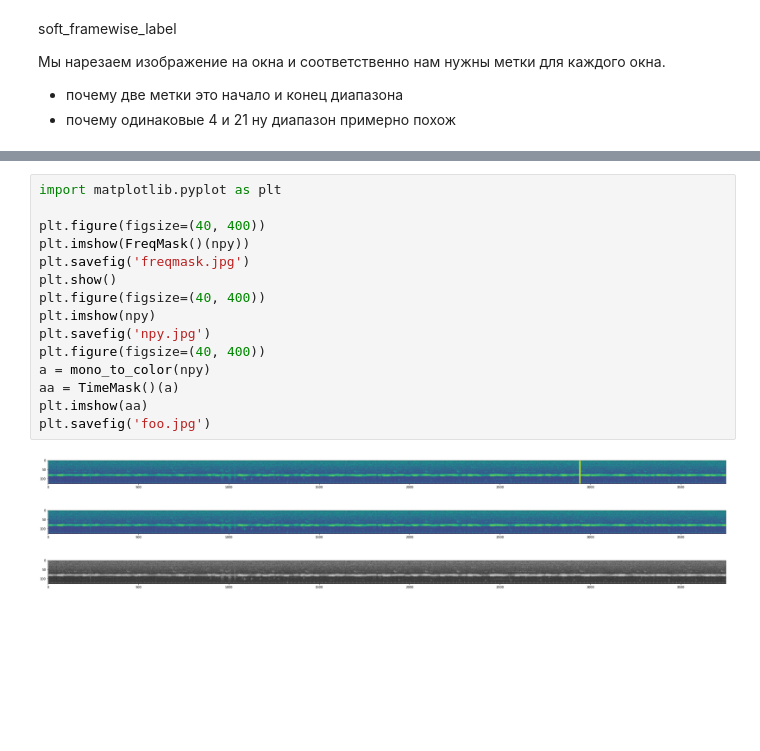
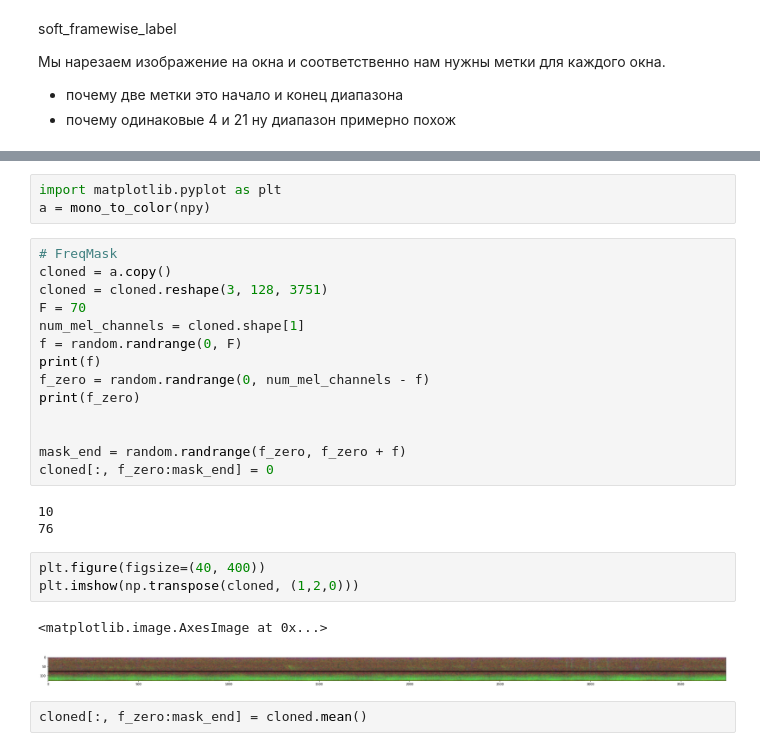
Before and after one commit to beifa/Pseudo-SED, a Jupyter notebook: bye_dump.ipynb, the cells around one changed output, grey strips where cells are left out. Drawn from its saved outputs; the diff is of its cells as text; blank space fills up the shorter version.

Commit message:
freq and time mask

```diff
--- a/bye_dump.ipynb
+++ b/bye_dump.ipynb
@@ -637,22 +637,31 @@ class FreqMask:
             else: cloned[:, f_zero:mask_end] = cloned.mean()
 
         return cloned
-# %%
-import matplotlib.pyplot as plt
-
-plt.figure(figsize=(40, 400))
-plt.imshow(FreqMask()(npy))
-plt.savefig('freqmask.jpg')
-plt.show()
-plt.figure(figsize=(40, 400))
-plt.imshow(npy)
-plt.savefig('npy.jpg')
-plt.figure(figsize=(40, 400))
-a = mono_to_color(npy)
-aa = TimeMask()(a)
-plt.imshow(aa)
-plt.savefig('foo.jpg')
-# %% [output]
-[figure, removed]
-[figure, removed]
-[figure, removed]
+# %%
+import matplotlib.pyplot as plt
+a = mono_to_color(npy)
+# %%
+# FreqMask
+cloned = a.copy()
+cloned = cloned.reshape(3, 128, 3751)
+F = 70
+num_mel_channels = cloned.shape[1]
+f = random.randrange(0, F)
+print(f)
+f_zero = random.randrange(0, num_mel_channels - f)
+print(f_zero)
+
+
+mask_end = random.randrange(f_zero, f_zero + f)
+cloned[:, f_zero:mask_end] = 0
+# %% [output]
+10
+76
+# %%
+plt.figure(figsize=(40, 400))
+plt.imshow(np.transpose(cloned, (1,2,0)))
+# %% [output]
+<matplotlib.image.AxesImage at 0x...>
+[figure, added]
+# %%
+cloned[:, f_zero:mask_end] = cloned.mean()
```
Also changed, not shown: parts of 4 cells of this notebook.
